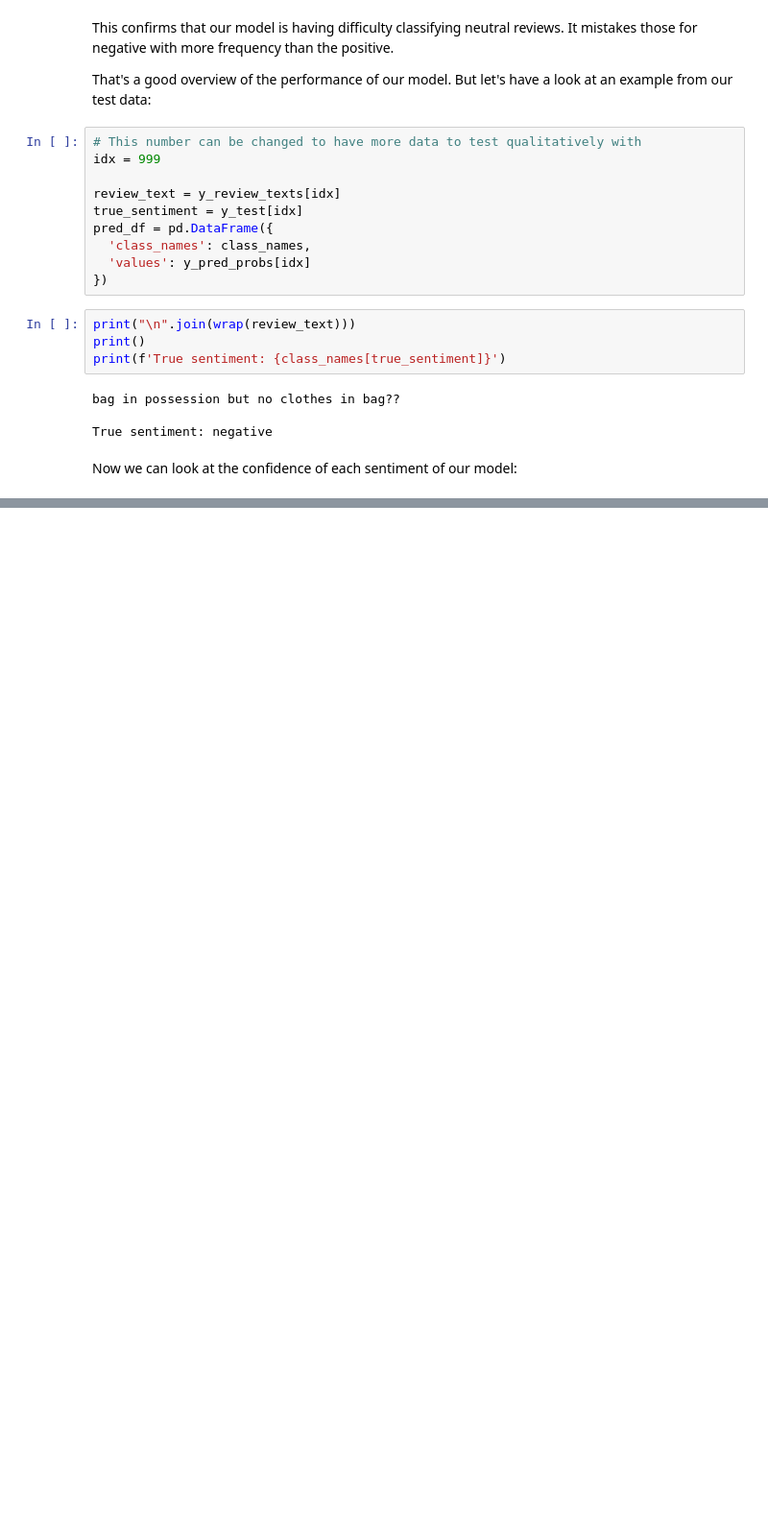
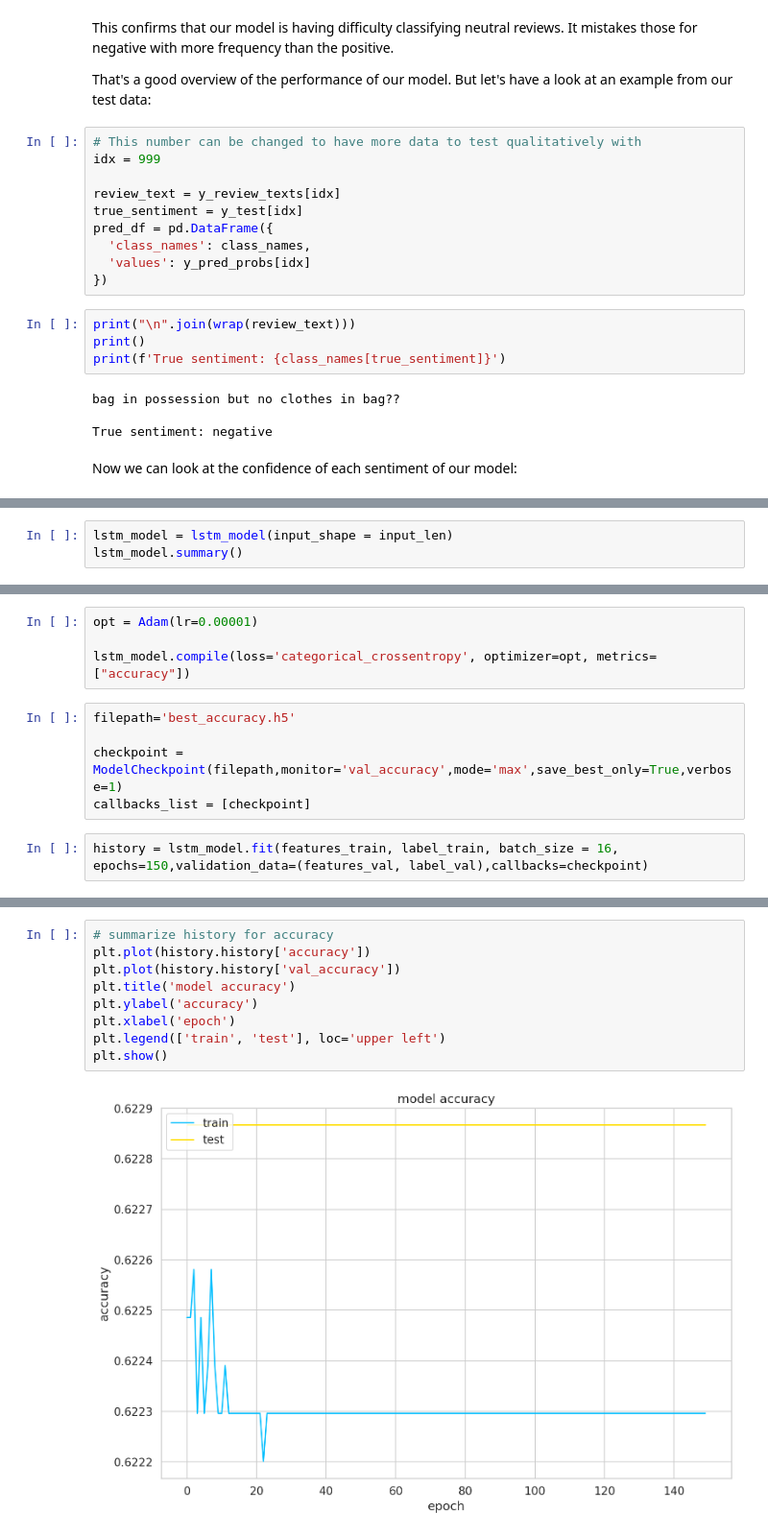
Before and after one commit to IhabBendidi/sentiment_embeddings, a Jupyter notebook: sentiment_embeddings.ipynb, the cells around one changed output, grey strips where cells are left out. Shown at 96% size. Saved outputs shown, nothing was run; the diff lists cells and outputs as text; blank space fills up the shorter version.

Commit message:
LSTM probably gonna be deleted

```diff
--- a/sentiment_embeddings.ipynb
+++ b/sentiment_embeddings.ipynb
@@ -869,0 +949,3 @@ plt.xlim([0, 1]);
+# %%
+lstm_model = lstm_model(input_shape = input_len)
+lstm_model.summary()
@@ -869,0 +971,11 @@ plt.xlim([0, 1]);
+# %%
+opt = Adam(lr=0.00001)
+
+lstm_model.compile(loss='categorical_crossentropy', optimizer=opt, metrics=["accuracy"])
+# %%
+filepath='best_accuracy.h5'
+
+checkpoint = ModelCheckpoint(filepath,monitor='val_accuracy',mode='max',save_best_only=True,verbose=1)
+callbacks_list = [checkpoint]
+# %%
+history = lstm_model.fit(features_train, label_train, batch_size = 16, epochs=150,validation_data=(features_val, label_val),callbacks=checkpoint)
@@ -869,0 +1000,11 @@ plt.xlim([0, 1]);
+# %%
+# summarize history for accuracy
+plt.plot(history.history['accuracy'])
+plt.plot(history.history['val_accuracy'])
+plt.title('model accuracy')
+plt.ylabel('accuracy')
+plt.xlabel('epoch')
+plt.legend(['train', 'test'], loc='upper left')
+plt.show()
+# %% [output]
+[figure, added]
```
Also changed, not shown: parts of 35 cells of this notebook.
